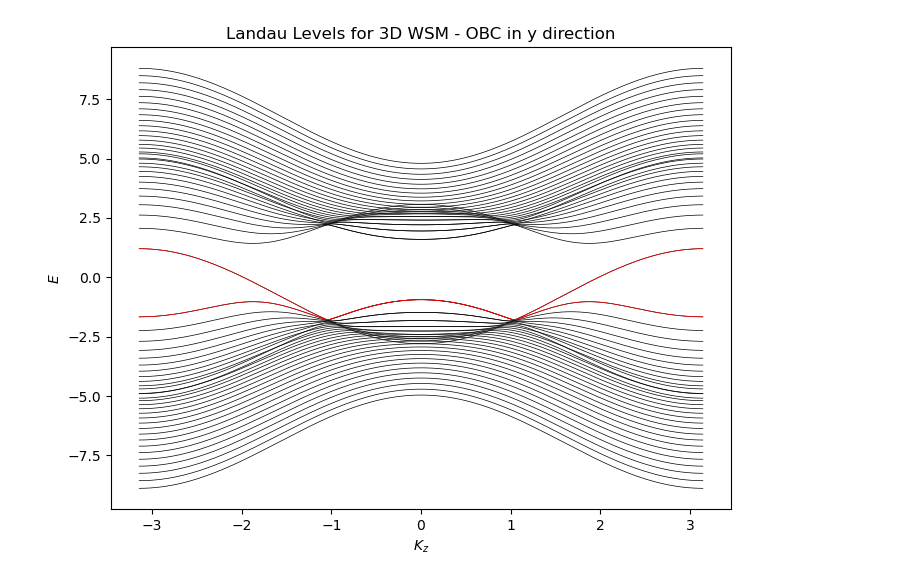
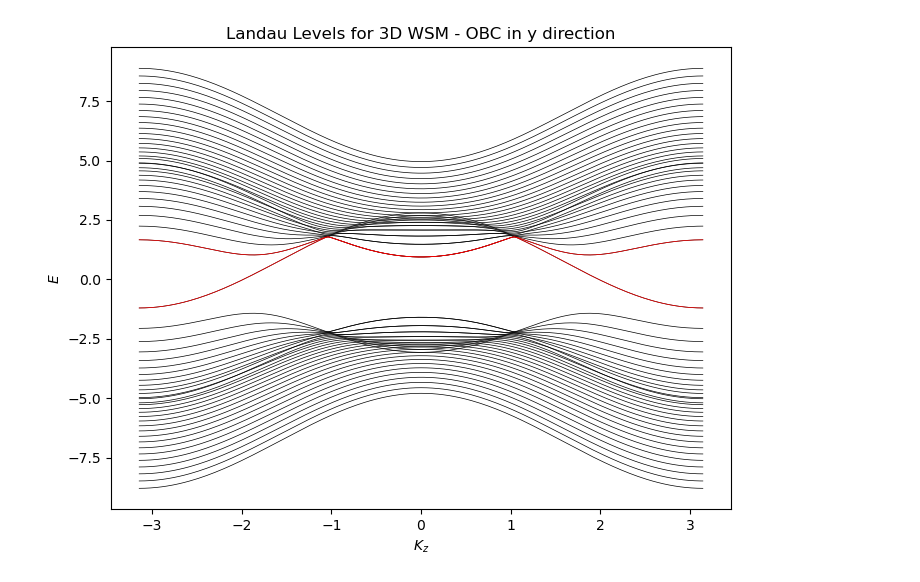
Before and after one commit to gehadibany/topological-phases-simulations, a Jupyter notebook: 3D_weyl_semimetal/landau_levels.ipynb, the cells around one changed output. Cells and saved outputs as stored; diff of their text form; code cells hidden in the pictures.

```diff
--- a/3D_weyl_semimetal/landau_levels.ipynb
+++ b/3D_weyl_semimetal/landau_levels.ipynb
@@ -25,34 +25,34 @@ for kz in kzs:
     H_open = np.zeros((2*L, 2*L), dtype=complex)
     for i in range(L):
         H0 = (-2*t0*np.sin(kx-B*i))*I2 +(2*t*np.sin(kx-B*i))* sigma_x + (2*t*np.cos(kz)+2*t*(np.cos(kx-B*i))-V)* sigma_z
-        V0 = -1j*t * sigma_y +t*sigma_z
+        V0 = -1j*t * sigma_y -t*sigma_z
         H_open[2*i:2*i+2, 2*i:2*i+2] = H0
         if i < L-1:
             H_open[2*i:2*i+2, 2*(i+1):2*(i+1)+2] = V0
             H_open[2*(i+1):2*(i+1)+2, 2*i:2*i+2] = V0.conj().T
         else:
             H_open[2*i:2*i+2, 0:2] = V0
             H_open[0:2, 2*i:2*i+2] = V0.conj().T
 
 
     eigenvals_oc, eigenvecs_oc = np.linalg.eigh(H_open)
     eigvals_oc_vs_kz.append(eigenvals_oc)
 
 eigvals_oc_vs_kz = np.array(eigvals_oc_vs_kz).T
 
 # Plot
 fig, ax = plt.subplots(figsize=(8,6))
 for band in eigvals_oc_vs_kz:
     ax.plot (kzs, band,  color='black', linewidth=0.5)
 ax.set_xlabel ('$K_z$')
 ax.set_ylabel ('$E$')
 ax.set_title ('Landau Levels for 3D WSM - OBC in y direction')
 
 mid = L
 for b in [mid-1, mid]:
     plt.plot(kzs, eigvals_oc_vs_kz[b], color='red', linewidth =0.5)
 
 
 plt.show()
 # %% [output]
-[figure, old version]
+[figure, new version]
```
Also changed, not shown: 9 other files.
